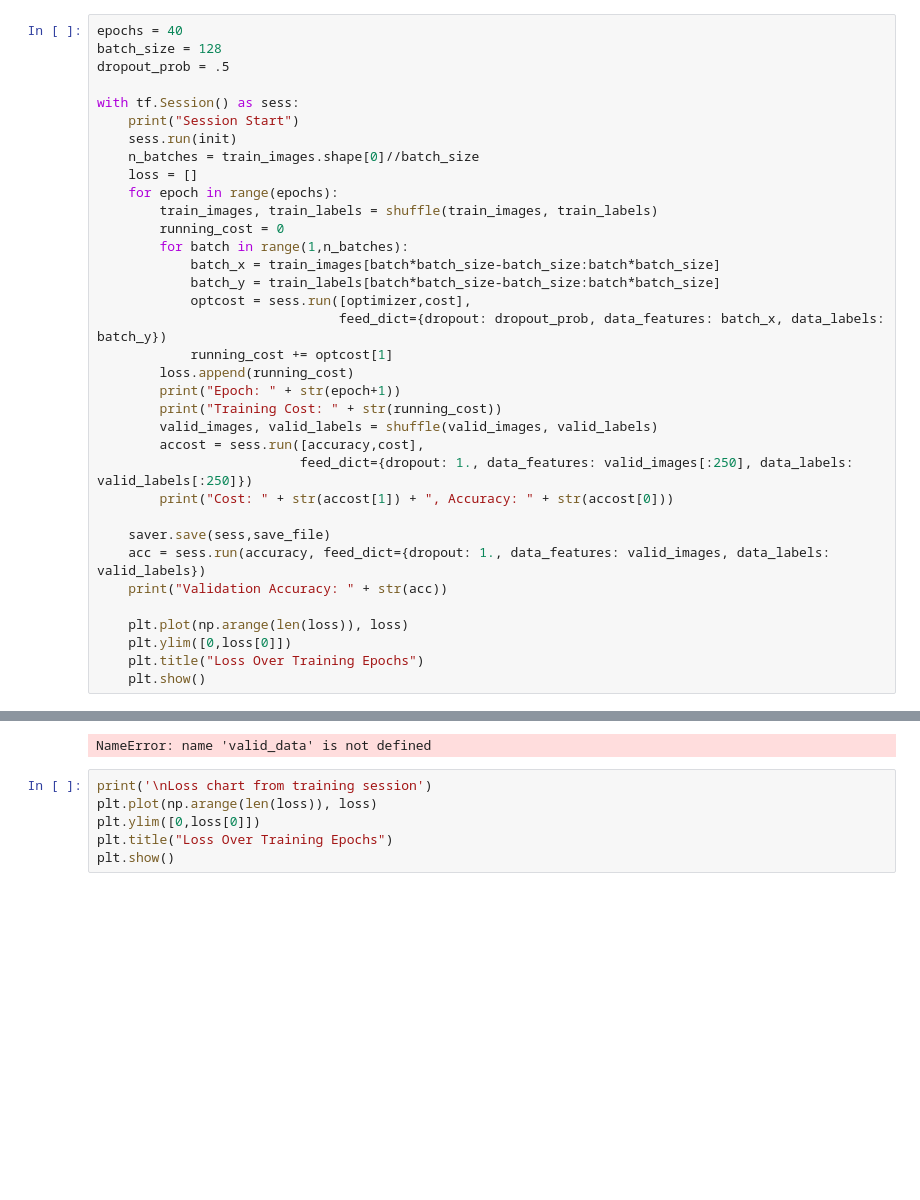
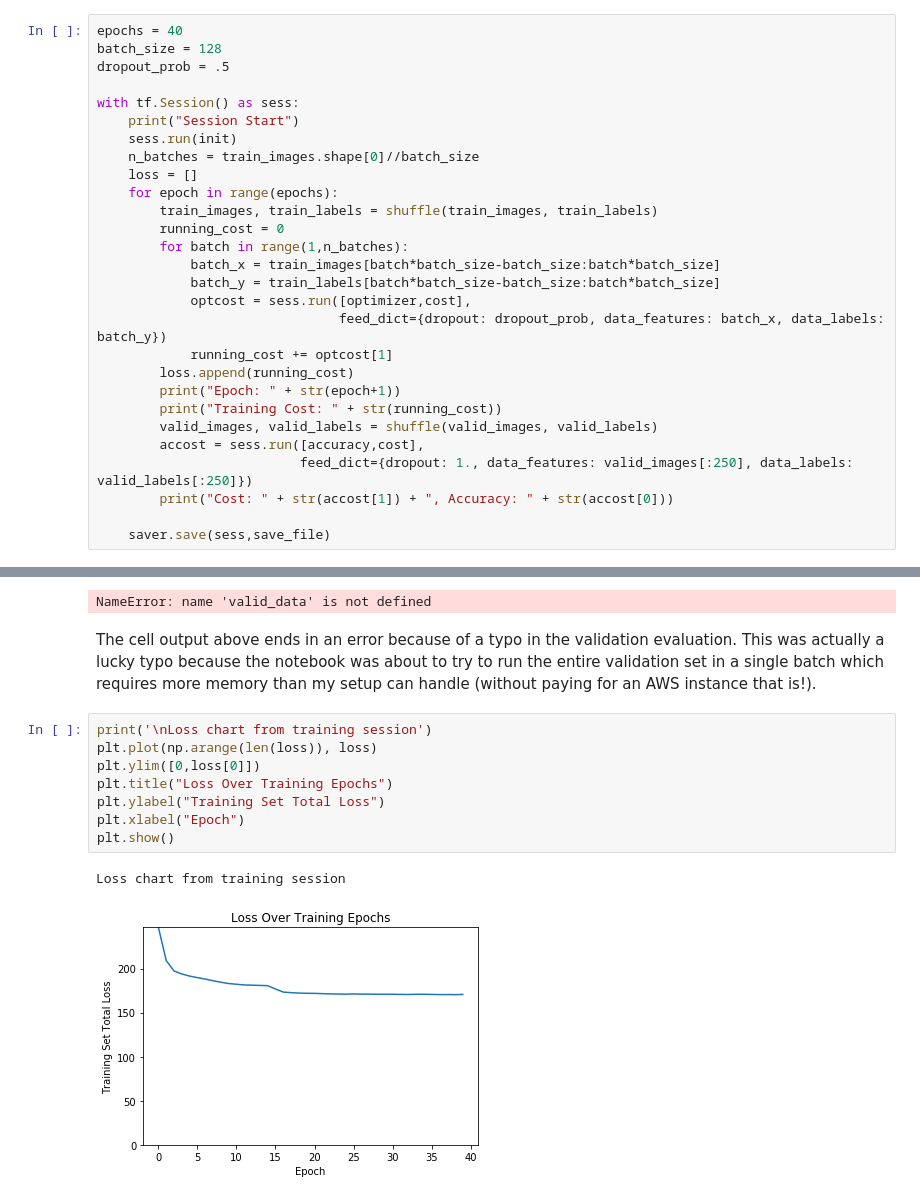
Before and after one commit to grantsrb/kaggle-state_farm_drivers, a Jupyter notebook: driver_classification.ipynb, the cells around one changed output, grey strips where cells are left out. Drawn from its saved outputs; the diff is of its cells as text; blank space fills up the shorter version.

```diff
--- a/driver_classification.ipynb
+++ b/driver_classification.ipynb
@@ -302,13 +303,6 @@ with tf.Session() as sess:
         print("Cost: " + str(accost[1]) + ", Accuracy: " + str(accost[0]))
 
     saver.save(sess,save_file)
-    acc = sess.run(accuracy, feed_dict={dropout: 1., data_features: valid_images, data_labels: valid_labels})
-    print("Validation Accuracy: " + str(acc))
-
-    plt.plot(np.arange(len(loss)), loss)
-    plt.ylim([0,loss[0]])
-    plt.title("Loss Over Training Epochs")
-    plt.show()
 # %% [output]
 Session Start
 Epoch: 1
@@ -328,10 +322,17 @@ Epoch: 40
 Training Cost: 170.688794732
 Cost: 1.46602, Accuracy: 0.996
 NameError: name 'valid_data' is not defined
+# %% [markdown]
+The cell output above ends in an error because of a typo in the validation evaluation. This was actually a lucky typo because the notebook was about to try to run the entire validation set in a single batch which requires more memory than my setup can handle (without paying for an AWS instance that is!).
 # %%
 print('\nLoss chart from training session')
 plt.plot(np.arange(len(loss)), loss)
 plt.ylim([0,loss[0]])
 plt.title("Loss Over Training Epochs")
+plt.ylabel("Training Set Total Loss")
+plt.xlabel("Epoch")
 plt.show()
+# %% [output]
+Loss chart from training session
+[figure, added]
 # %% [markdown]
```
Also changed, not shown: parts of 9 cells of this notebook, 1 other file.
